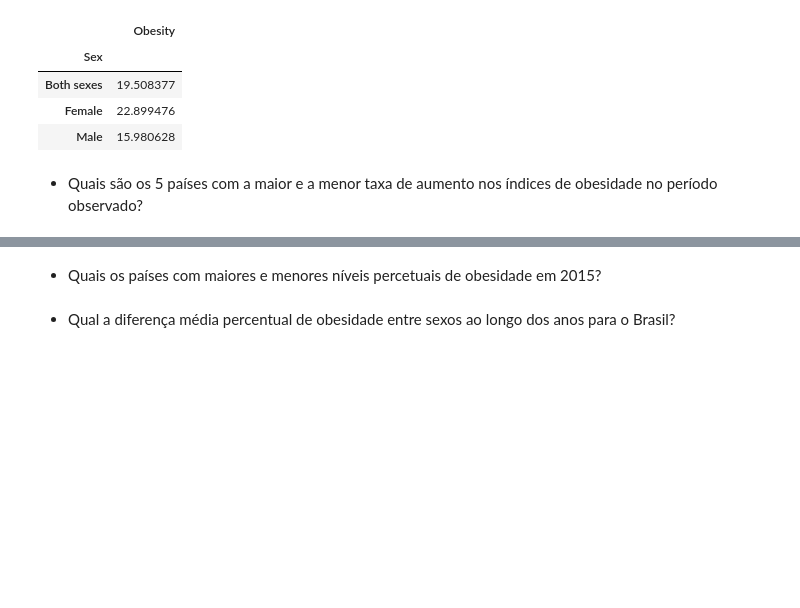
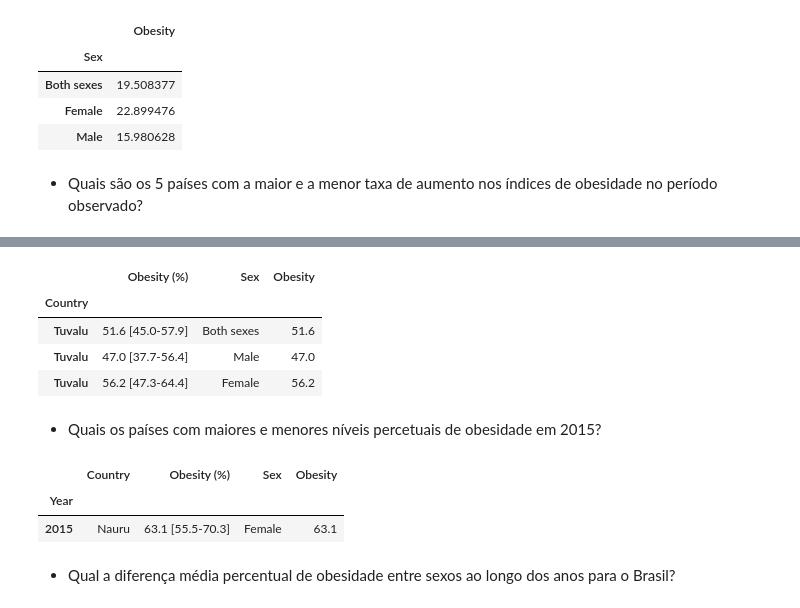
Before and after one commit to LuanArtacho/Projeto-2-Analise-de-dados-de-obesidade-mundial, a Jupyter notebook: Projeto - Análise de dados.ipynb, the cells around one changed output, grey strips where cells are left out. Saved outputs shown, nothing was run; the diff lists cells and outputs as text; code cells hidden in the pictures; blank space fills up the shorter version.

```diff
--- a/Projeto - Análise de dados.ipynb
+++ b/Projeto - Análise de dados.ipynb
@@ -100,3 +100,9 @@ df_obesity[df_obesity.index == 2015].groupby("Sex").mean()
 | Male | 15.980628 |
 # %% [markdown]
 - Quais são os 5 países com a maior e a menor taxa de aumento nos índices de obesidade no período observado?
+# %%
+df_obesity_start = df_obesity[df_obesity.index == 1975] # inicio do periodo
+df_obesity_end = df_obesity[df_obesity.index == 2016] # fim do periodo do DF
+# %%
+df_obesity_start.set_index("Country", inplace=True) # Definindo como index de ambos o 'Pais'
+df_obesity_end.set_index("Country", inplace=True) # Definindo 'Country' como index
@@ -103,4 +133,19 @@ df_obesity[df_obesity.index == 2015].groupby("Sex").mean()
+# %%
+df_obesity_end[df_obesity_end.index == "Tuvalu"] # Observando o valor absoluto, pois ele deu o maior valor na evolucao
+# %% [output]
+|  | Obesity (%) | Sex | Obesity |
+| Country |  |  |  |
+| Tuvalu | 51.6 [45.0-57.9] | Both sexes | 51.6 |
+| Tuvalu | 47.0 [37.7-56.4] | Male | 47.0 |
+| Tuvalu | 56.2 [47.3-64.4] | Female | 56.2 |
 # %% [markdown]
 - Quais os países com maiores e menores níveis percetuais de obesidade em 2015?
+# %%
+df_2015 = df_obesity[df_obesity.index == 2015] # Pegando dados apenas do ano de 2015
+df_2015[df_2015["Obesity"] == df_2015["Obesity"].max()] # Pegando o valor maximo da coluna Obesity
+# %% [output]
+|  | Country | Obesity (%) | Sex | Obesity |
+| Year |  |  |  |  |
+| 2015 | Nauru | 63.1 [55.5-70.3] | Female | 63.1 |
 # %% [markdown]
 - Qual a diferença média percentual de obesidade entre sexos ao longo dos anos para o Brasil?
```
Also changed, not shown: parts of 9 cells of this notebook, 1 other file.
